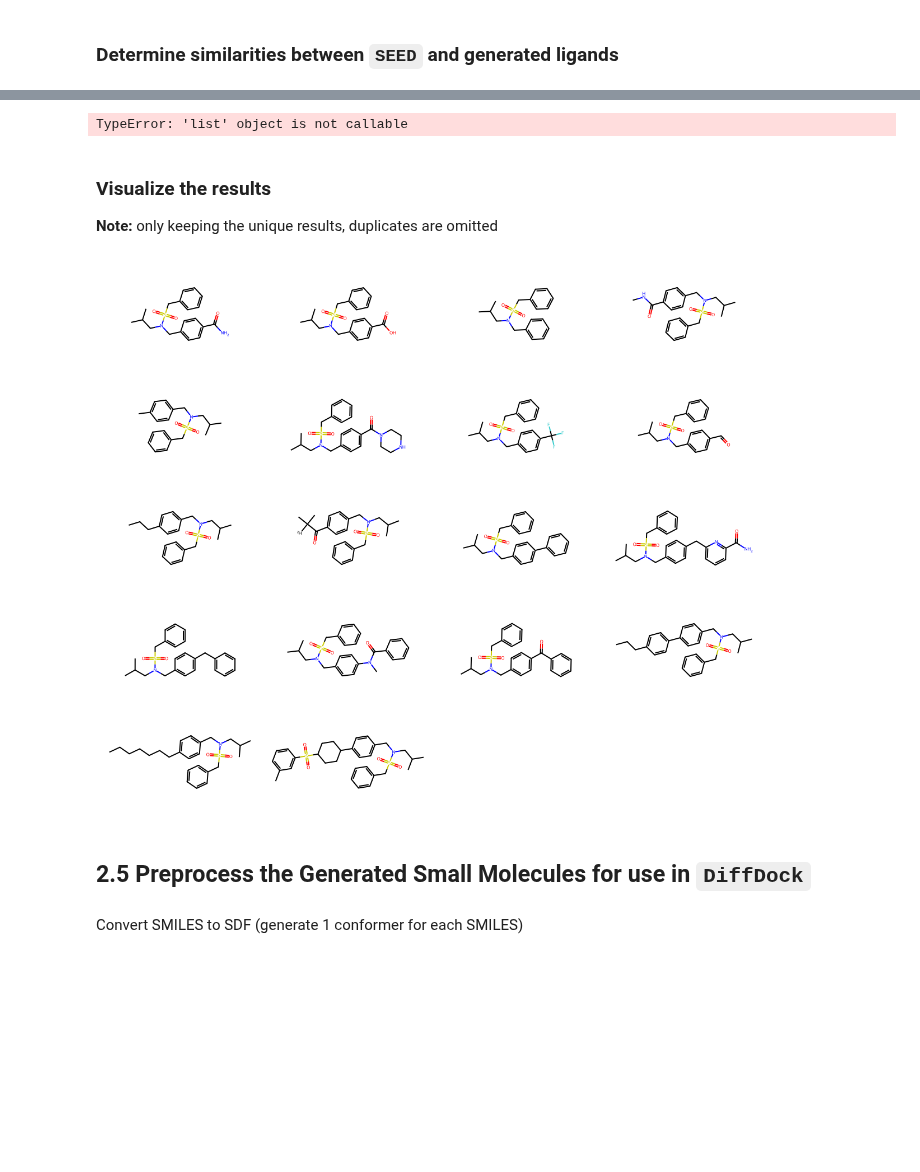
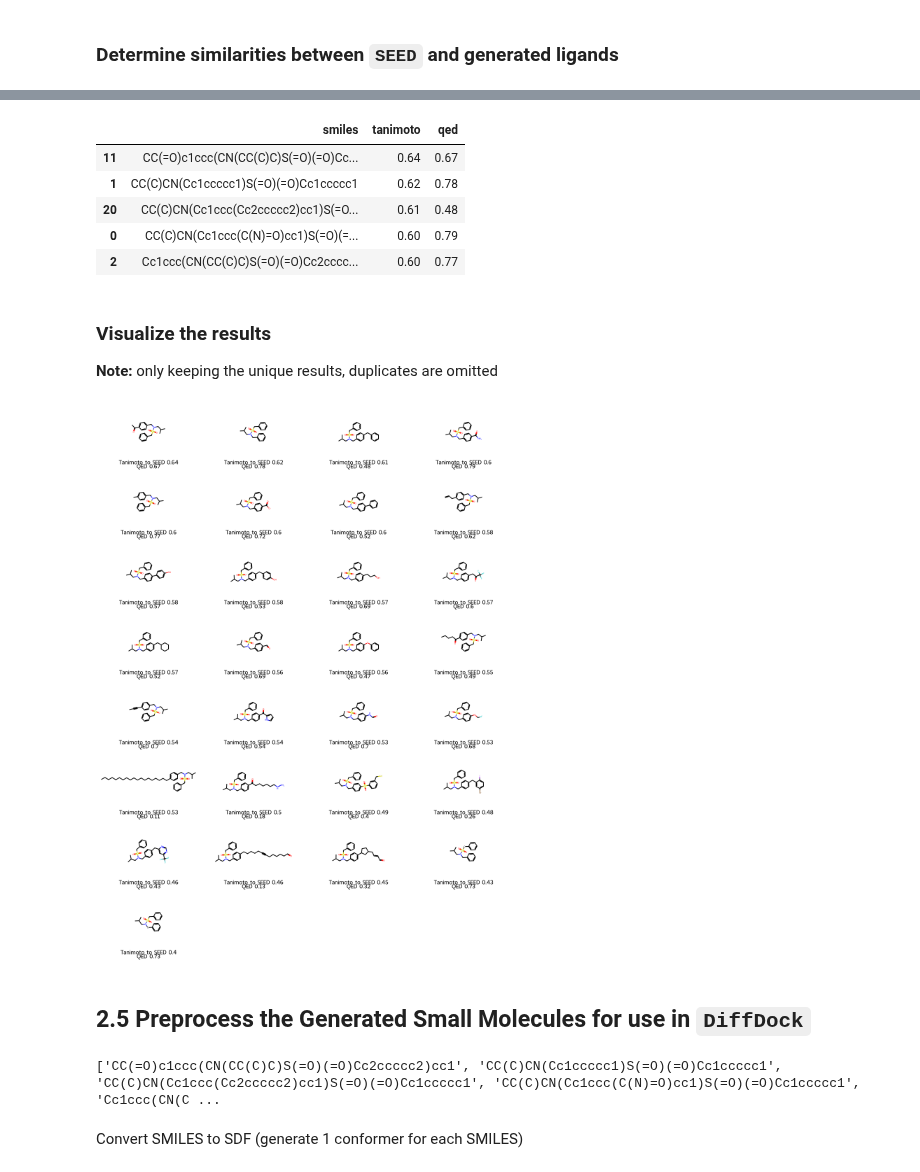
Before and after one commit to bf-nv/bionemo_tutorials, a Jupyter notebook: Step_2_GenMol_Controlled_SM_Generation_4WQP.ipynb, the cells around one changed output, grey strips where cells are left out. Cells and saved outputs as stored; diff of their text form; code cells hidden in the pictures; blank space fills up the shorter version.

```diff
--- a/Step_2_GenMol_Controlled_SM_Generation_4WQP.ipynb
+++ b/Step_2_GenMol_Controlled_SM_Generation_4WQP.ipynb
@@ -231,6 +233,6 @@ smiles_list = list(unique_molecules.keys())
 qed_list = list(unique_molecules.values())
 
 tanimoto_list = []
-for smile in smiles_list:
-  tanimoto_list.append(tanimoto_similarity(smile, ))
+for smi_ in smiles_list:
+  tanimoto_list.append(tanimoto_similarity(smi_, parent_ligand))
 # %% [output]
@@ -238,46 +256,44 @@ for smile in smiles_list:
 # %%
-gen_tanimoto = [round(_, 2) for _ in gen_tanimoto]
-gen_clogp = [round(_, 2) for _ in smiles_list]
+tanimoto_list = [round(_, 2) for _ in tanimoto_list]
+qed_list = [round(_, 2) for _ in qed_list]
 
 df_viz = pd.DataFrame({
-    'smiles': gen_smiles,
-    'minsim': gen_minsims,
-    'tanimoto': gen_tanimoto,
-    'clogp': gen_clogp
+    'smiles': smiles_list,
+    'tanimoto': tanimoto_list,
+    'qed': qed_list
 })
 df_viz = df_viz.sort_values(
-    by=['tanimoto', 'minsim', 'clogp'],
-    ascending=[False, False, True])
+    by=['tanimoto', 'qed'],
+    ascending=[False, False])
 df_viz.head()
+# %% [output]
+|  | smiles | tanimoto | qed |
+| 11 | CC(=O)c1ccc(CN(CC(C)C)S(=O)(=O)Cc... | 0.64 | 0.67 |
+| 1 | CC(C)CN(Cc1ccccc1)S(=O)(=O)Cc1ccccc1 | 0.62 | 0.78 |
+| 20 | CC(C)CN(Cc1ccc(Cc2ccccc2)cc1)S(=O... | 0.61 | 0.48 |
+| 0 | CC(C)CN(Cc1ccc(C(N)=O)cc1)S(=O)(=... | 0.60 | 0.79 |
+| 2 | Cc1ccc(CN(CC(C)C)S(=O)(=O)Cc2cccc... | 0.60 | 0.77 |
-# %%
-# Create a dictionary to store the results for this min_sim
-gen_results = {'smiles': [], 'tanimoto_similarity': [], 'qed_score': []}
-
-unique_molecules = {mol['smiles']: mol['score'] for mol in result['molecules']}
-smiles_list = list(unique_molecules.keys())
-qed_list = list(unique_molecules.values())
-
-# Calculate Tanimoto similarity for each SMILES
-tanimoto_similarity = []
-
-for smiles in smiles_list:
-    tanimoto = tanimoto_similarity(smiles, seed_mol)
-    tanimoto_similarity.append(tanimoto)
-# %% [output]
-TypeError: 'list' object is not callable
 # %% [markdown]
 ### Visualize the results
 
 **Note:** only keeping the unique results, duplicates are omitted
 # %%
+smiles_list = df_viz['smiles'].tolist()
+tanimoto_list = df_viz['tanimoto'].tolist()
+qed_list = df_viz['qed'].tolist()
+
 ms = [Chem.MolFromSmiles(_) for _ in smiles_list]
+dopts = Draw.MolDrawOptions()
+dopts.legendFontSize=16
+dopts.legendFraction=0.2
 Draw.MolsToGridImage(ms,
                      molsPerRow=4,
                      subImgSize=(300, 200),
-                     legends = [f"QED {qed}\nTanimoto to SEED {tanimoto}" for qed, tanimoto in zip(qed_list, tanimoto_similarity)]
+                     legends = [f"Tanimoto to SEED {tanimoto}\nQED {qed}" for tanimoto, qed in zip(tanimoto_list, qed_list)],
+                     drawOptions=dopts,
                      )
 # %% [output]
-[figure, old version]
+[figure, new version]
 # %% [markdown]
 ## 2.5 Preprocess the Generated Small Molecules for use in `DiffDock`
 # %%
@@ -285,13 +301,13 @@ Draw.MolsToGridImage(ms,
 # for demo purpose we will set it to 5 for now.
 N_molecules_for_docking = 5
 
-# for each sublists, choose the first N molecules
-molecules = [
-    molecule
-    for min_sim_key, min_sim_val in results.items()
-    for molecule in min_sim_val['smiles'][:N_molecules_for_docking]
-]
+# choose the first N molecules
+# list is prioritized by highest Tanimoto similarity, highest QED score
+molecules = smiles_list[:N_molecules_for_docking]
+
 print(molecules)
+# %% [output]
+['CC(=O)c1ccc(CN(CC(C)C)S(=O)(=O)Cc2ccccc2)cc1', 'CC(C)CN(Cc1ccccc1)S(=O)(=O)Cc1ccccc1', 'CC(C)CN(Cc1ccc(Cc2ccccc2)cc1)S(=O)(=O)Cc1ccccc1', 'CC(C)CN(Cc1ccc(C(N)=O)cc1)S(=O)(=O)Cc1ccccc1', 'Cc1ccc(CN(C ...
 # %%
 def prepare_output_directory(output):
     """
```
Also changed, not shown: parts of 7 cells of this notebook.
